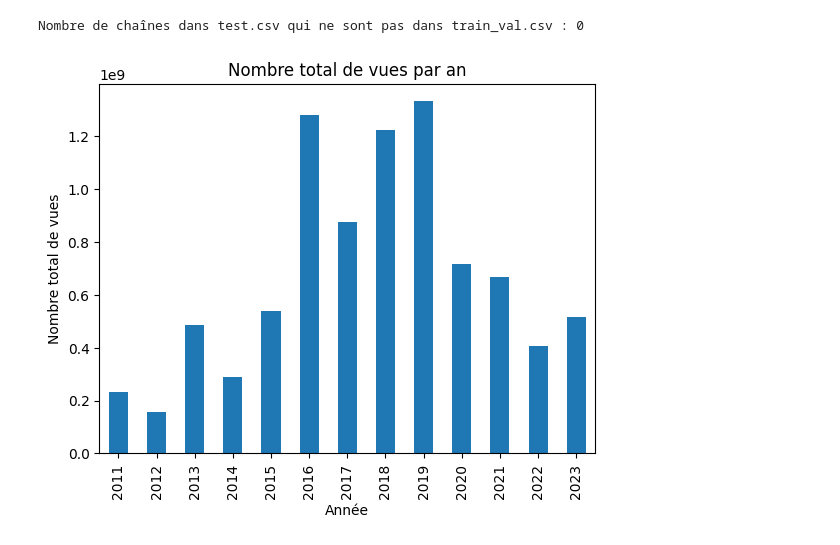
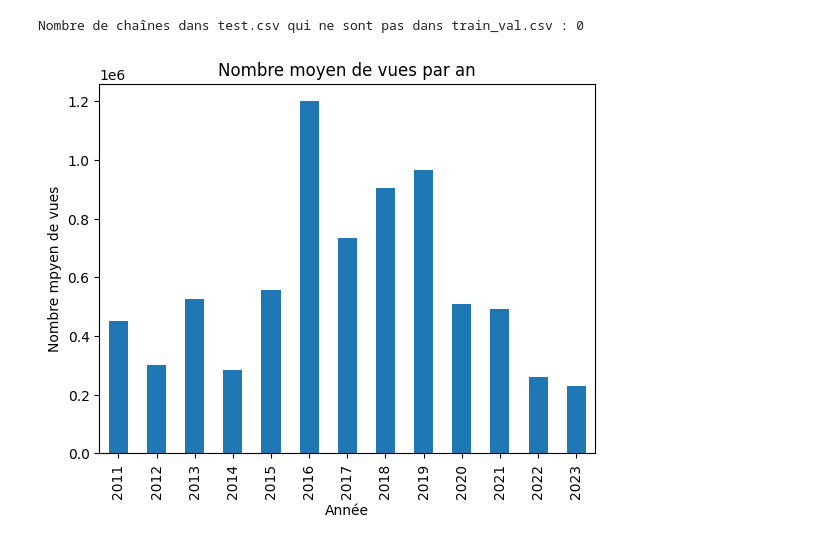
Before and after one commit to keyvanatt/MODAL, a Jupyter notebook: analyseDonnees.ipynb, the cells around one changed output. Cells and saved outputs as stored; diff of their text form; code cells hidden in the pictures.

```diff
--- a/analyseDonnees.ipynb
+++ b/analyseDonnees.ipynb
@@ -71,10 +76,10 @@ print(f"Nombre de chaînes dans test.csv qui ne sont pas dans train_val.csv : {l
 Nombre de chaînes dans test.csv qui ne sont pas dans train_val.csv : 0
 # %%
 
-content.groupby('year')['views'].sum().sort_index().plot(kind='bar')
+content.groupby('year')['views'].mean().sort_index().plot(kind='bar')
 plt.xlabel('Année')
-plt.ylabel('Nombre total de vues')
-plt.title('Nombre total de vues par an')
+plt.ylabel('Nombre mpyen de vues')
+plt.title('Nombre moyen de vues par an')
 plt.show()
 # %% [output]
-[figure, old version]
+[figure, new version]
```
Also changed, not shown: parts of 10 cells of this notebook, 2 other files.
